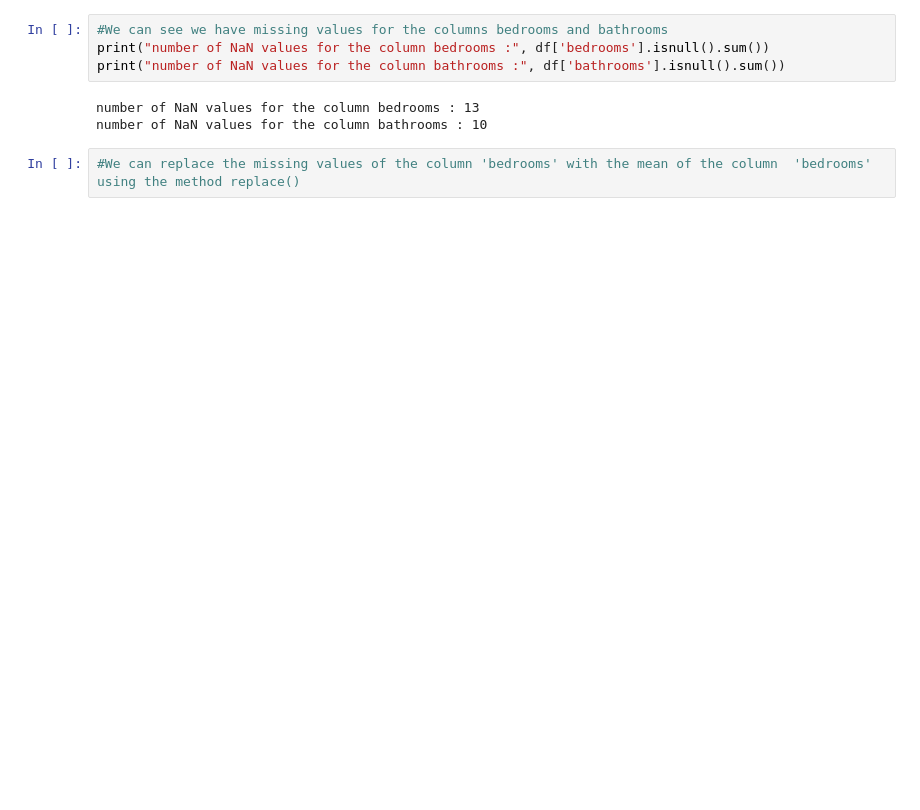
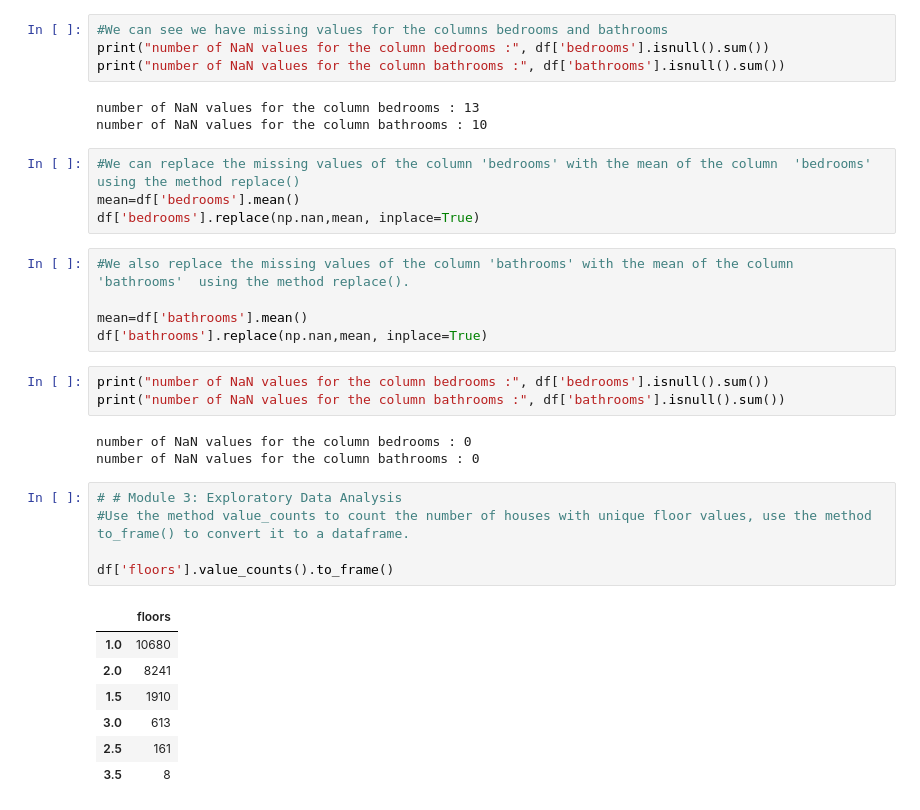
Before and after one commit to JyotiManoorkar/Predictive-Analysis_Linear-Regression-Using-Python, a Jupyter notebook: Predictive analysis.ipynb, the cells around one changed output. Cells and saved outputs as stored; diff of their text form; blank space fills up the shorter version.

Commit message:
Prediction Analysis code updated partially

```diff
--- a/Predictive analysis.ipynb
+++ b/Predictive analysis.ipynb
@@ -114,3 +116,29 @@ number of NaN values for the column bedrooms : 13
 number of NaN values for the column bathrooms : 10
 # %%
 #We can replace the missing values of the column 'bedrooms' with the mean of the column  'bedrooms' using the method replace()
+mean=df['bedrooms'].mean()
+df['bedrooms'].replace(np.nan,mean, inplace=True)
+# %%
+#We also replace the missing values of the column 'bathrooms' with the mean of the column  'bathrooms'  using the method replace().
+
+mean=df['bathrooms'].mean()
+df['bathrooms'].replace(np.nan,mean, inplace=True)
+# %%
+print("number of NaN values for the column bedrooms :", df['bedrooms'].isnull().sum())
+print("number of NaN values for the column bathrooms :", df['bathrooms'].isnull().sum())
+# %% [output]
+number of NaN values for the column bedrooms : 0
+number of NaN values for the column bathrooms : 0
+# %%
+# # Module 3: Exploratory Data Analysis
+#Use the method value_counts to count the number of houses with unique floor values, use the method to_frame() to convert it to a dataframe.
+
+df['floors'].value_counts().to_frame()
+# %% [output]
+|  | floors |
+| 1.0 | 10680 |
+| 2.0 | 8241 |
+| 1.5 | 1910 |
+| 3.0 | 613 |
+| 2.5 | 161 |
+| 3.5 | 8 |
```
Also changed, not shown: parts of 15 cells of this notebook.
